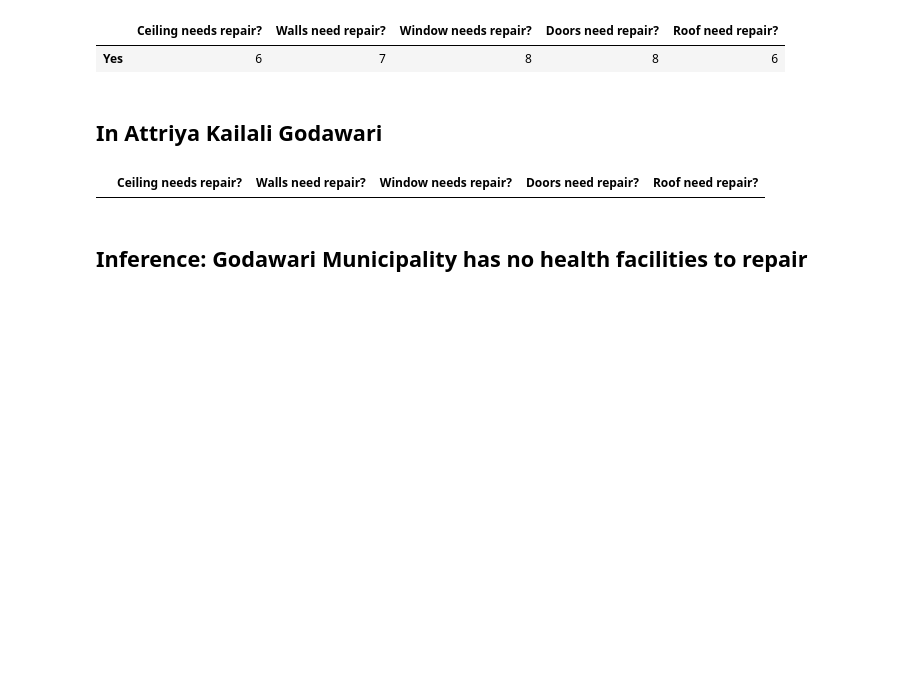
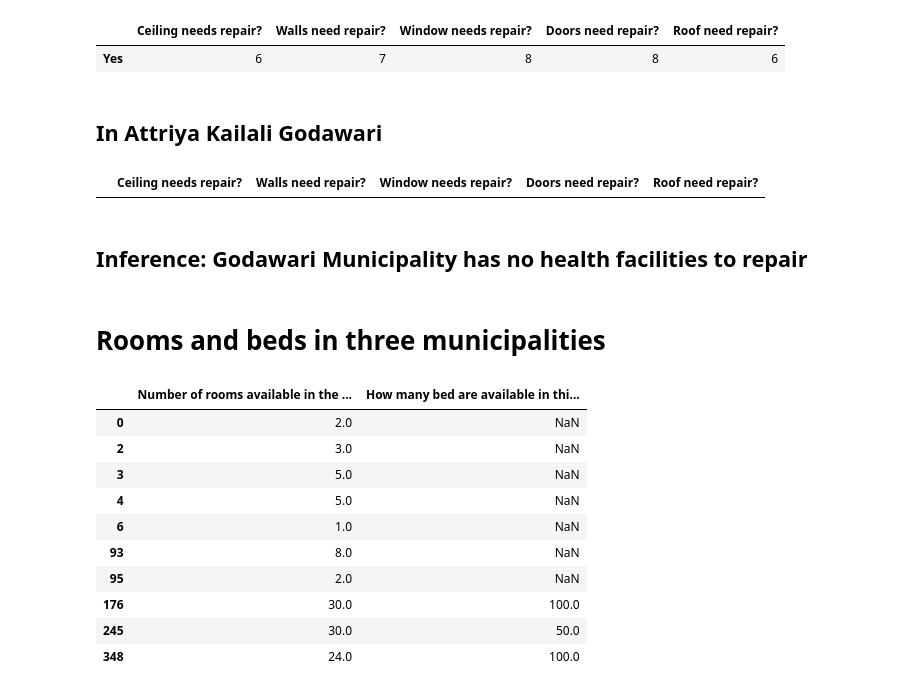
Before and after one commit to kaushu42/everest-hack-the-end, a Jupyter notebook: notebooks/Survey Visualization.ipynb, the cells around one changed output. Cells and saved outputs as stored; diff of their text form; code cells hidden in the pictures; blank space fills up the shorter version.

```diff
--- a/notebooks/Survey Visualization.ipynb
+++ b/notebooks/Survey Visualization.ipynb
@@ -235,3 +238,25 @@ d
 |  | Ceiling needs repair? | Walls need repair? | Window needs repair? | Doors need repair? | Roof need repair? |
 # %% [markdown]
 ## Inference: Godawari Municipality has no health facilities to repair
+# %% [markdown]
+# Rooms and beds in three municipalities
+# %%
+df = pd.read_csv("kaushal.csv")
+df = df[df["Name of Municipalities?"]=="Madhyapur thimi (Bhaktapur)"]
+df = df[["Number of rooms available in the health facilities? Number","How many bed are available in this hospital?"]]
+# %%
+df = df.dropna(axis=0,how='all')
+fig = make_subplots(rows=1, cols=3)
+df
+# %% [output]
+|  | Number of rooms available in the ... | How many bed are available in thi... |
+| 0 | 2.0 | NaN |
+| 2 | 3.0 | NaN |
+| 3 | 5.0 | NaN |
+| 4 | 5.0 | NaN |
+| 6 | 1.0 | NaN |
+| 93 | 8.0 | NaN |
+| 95 | 2.0 | NaN |
+| 176 | 30.0 | 100.0 |
+| 245 | 30.0 | 50.0 |
+| 348 | 24.0 | 100.0 |
```
Also changed, not shown: parts of 7 cells of this notebook.
